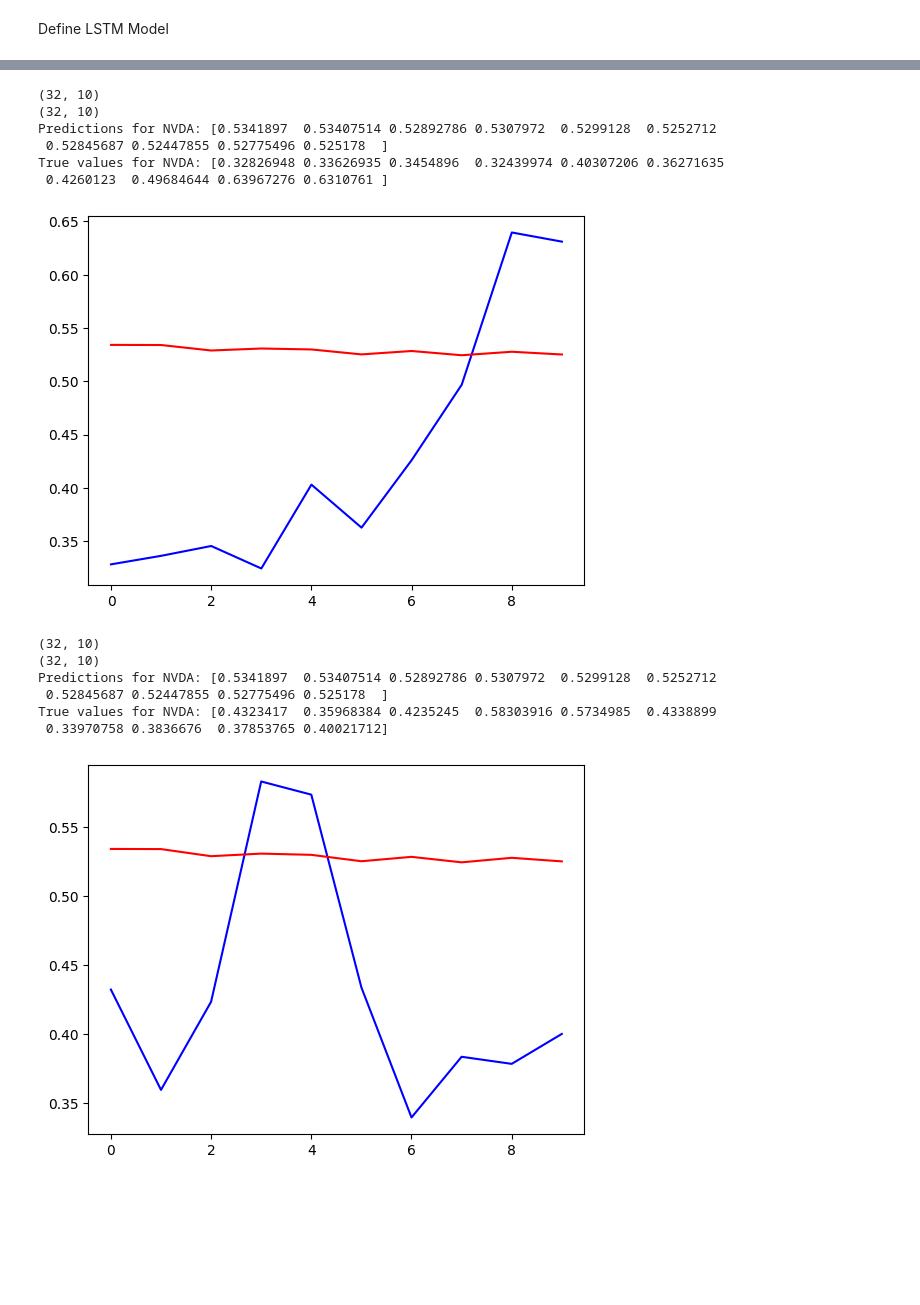
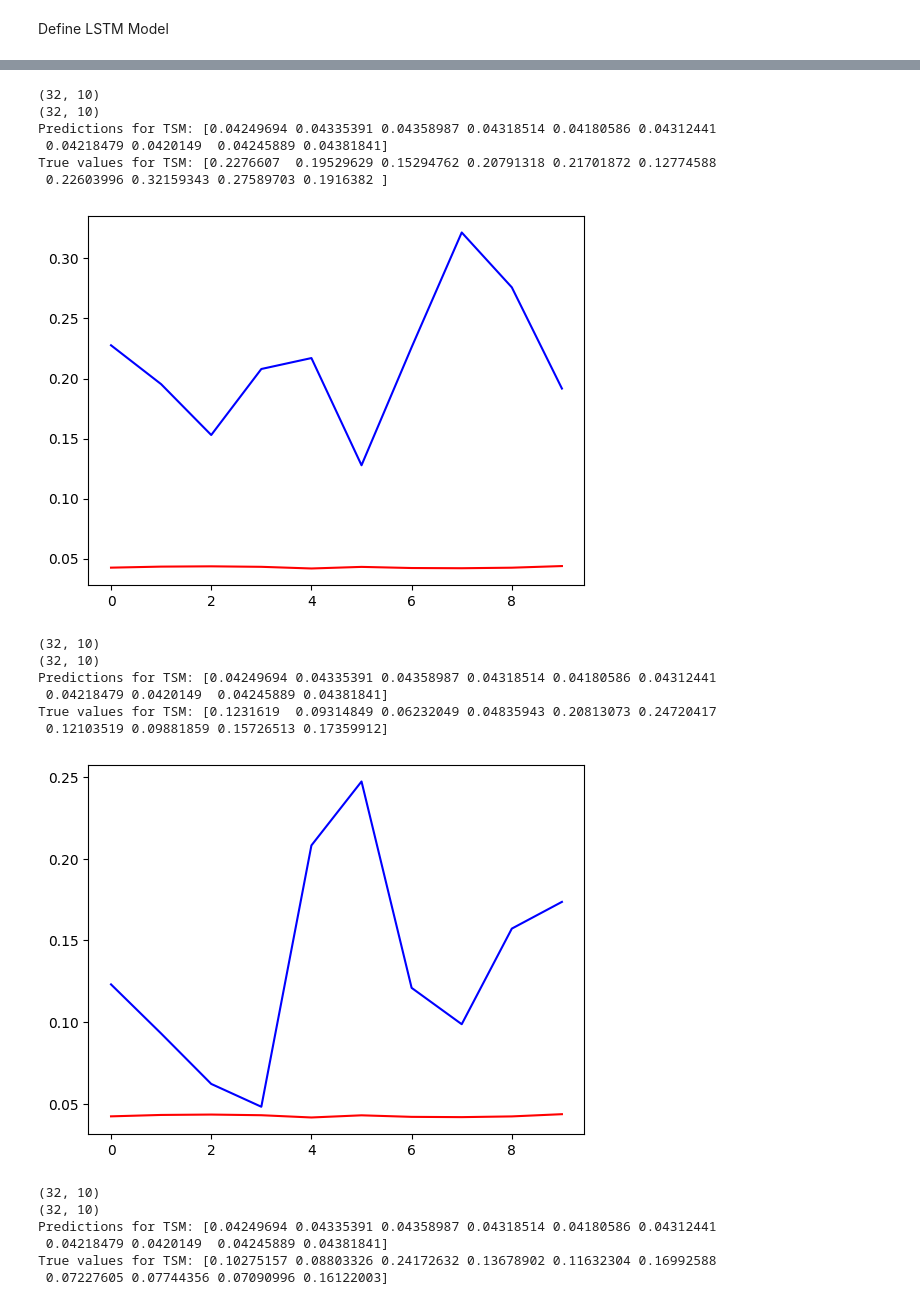
Before and after one commit to Retrospek/AlgorithmicTrading, a Jupyter notebook: backend/ArtificialIntelligence/eda.ipynb, the cells around one changed output, grey strips where cells are left out. Saved outputs shown, nothing was run; the diff lists cells and outputs as text; code cells hidden in the pictures; blank space fills up the shorter version.

Commit message:
iter 1 model (1)

```diff
--- a/backend/ArtificialIntelligence/eda.ipynb
+++ b/backend/ArtificialIntelligence/eda.ipynb
@@ -70,11 +72,16 @@ for stock in SEMICONDUCTORS:
     stock_data['Ticker'] = stock
     stock_data['RSI'] = calculate_rsi(stock_data['Close'], window=14)
     stock_data['RSI_Scaled'] = scaler.fit_transform(stock_data['RSI'].values.reshape(-1, 1))
+    stock_data['Close_Scaled'] = scaler.fit_transform(stock_data['Close'].values.reshape(-1, 1))
+    stock_data['High_Scaled'] = scaler.fit_transform(stock_data['High'].values.reshape(-1, 1))
+    stock_data['Low_Scaled'] = scaler.fit_transform(stock_data['Low'].values.reshape(-1, 1))
+    stock_data['Open_Scaled'] = scaler.fit_transform(stock_data['Open'].values.reshape(-1, 1))
+    stock_data['Volume_Scaled'] = scaler.fit_transform(stock_data['Volume'].values.reshape(-1, 1))
     stock_data.reset_index(inplace=True)
     #stock_data = stock_data[['Date', 'Close', 'High', 'Low', 'Open', 'Volume', 'Ticker', 'RSI', 'RSI_Scaled']]
     stock_data.columns = [col[0] for col in stock_data.columns]
 
-    semiConductor_data = pd.concat([stock_data, semiConductor_data], ignore_index=True)
+    semiConductor_data = pd.concat([semiConductor_data, stock_data], ignore_index=True)
 
     #print([val[0] for val in semiConductor_data.columns.tolist()])
     #print(f"Total Data Length: {len(semiConductor_data)}")
@@ -86,7 +93,7 @@ for stock in SEMICONDUCTORS + [NVDA]:
     print(f"{stock} rows: {len(semiConductor_data.loc[semiConductor_data['Ticker'] == stock])}")
 
 print(semiConductor_data.columns)
-semiConductor_data.drop(columns=['Date'], inplace=True)
+semiConductor_data.drop(columns=['Date', 'RSI', 'Close', 'High', 'Low', 'Open', 'Volume'], inplace=True)
 print(semiConductor_data.dtypes)
 semiConductor_data.head(5)
 # %% [output]
@@ -133,7 +139,7 @@ class lstmDataset(Dataset):
 
     def __getitem__(self, idx):
         x = self.data[idx : idx + self.input_window]
-        y = self.data[idx + self.input_window : idx + self.input_window + self.output_window, 6]  # Assuming column 7 is the target
+        y = self.data[idx + self.input_window : idx + self.input_window + self.output_window, 5]  # Assuming column 7 is the target
         return x, y
 # %%
 features = ["Close", "High", "Low", "Open", "Volume"]
@@ -216,9 +222,9 @@ class LSTMRegressionModel(nn.Module):
 
         return out
 # %%
-epochs = 6
-model = LSTMRegressionModel(input_size=7, output_size=10)
-optimizer = torch.optim.Adam(model.parameters(), lr=0.002)
+epochs = 20
+model = LSTMRegressionModel(input_size=6, output_size=10)
+optimizer = torch.optim.Adam(model.parameters(), lr=0.001)
 criterion = torch.nn.MSELoss() # This is fine for a regression problem from a 0 - 1 range
 
 for ticker, loader in company_loaders.items(): # Key Value type shit
@@ -282,7 +288,7 @@ print(f"Average Test Loss: {avg_test_loss}")
 coordinates = np.linspace(start=0, stop=9, num=10, dtype=int).tolist()
 print(coordinates)
 
-ticker = "NVDA"  # Example: test for NVIDIA
+ticker = "TSM"  # Example: test for NVIDIA
 j = 0
 for x_batch, y_batch in company_loaders[ticker]:
     j += 1
@@ -297,6 +303,6 @@ for x_batch, y_batch in company_loaders[ticker]:
     plt.plot(coordinates, y_batch[0], color="blue")
     plt.plot(coordinates, y_pred[0], color="red")
     plt.show()
-    if j == 3:
+    if j == 10:
         break
 # %% [output]
@@ -313,14 +319,20 @@ True values for NVDA: [0.5766716  0.7353365  0.7339897  0.87075716 0.89704496 0.
 (32, 10)
 (32, 10)
-Predictions for NVDA: [0.5341897  0.53407514 0.52892786 0.5307972  0.5299128  0.5252712
- 0.52845687 0.52447855 0.52775496 0.525178  ]
-True values for NVDA: [0.32826948 0.33626935 0.3454896  0.32439974 0.40307206 0.36271635
- 0.4260123  0.49684644 0.63967276 0.6310761 ]
+Predictions for TSM: [0.04249694 0.04335391 0.04358987 0.04318514 0.04180586 0.04312441
+ 0.04218479 0.0420149  0.04245889 0.04381841]
+True values for TSM: [0.2276607  0.19529629 0.15294762 0.20791318 0.21701872 0.12774588
+ 0.22603996 0.32159343 0.27589703 0.1916382 ]
-[figure, old version]
+[figure, new version]
 (32, 10)
 (32, 10)
-Predictions for NVDA: [0.5341897  0.53407514 0.52892786 0.5307972  0.5299128  0.5252712
- 0.52845687 0.52447855 0.52775496 0.525178  ]
-True values for NVDA: [0.4323417  0.35968384 0.4235245  0.58303916 0.5734985  0.4338899
- 0.33970758 0.3836676  0.37853765 0.40021712]
+Predictions for TSM: [0.04249694 0.04335391 0.04358987 0.04318514 0.04180586 0.04312441
+ 0.04218479 0.0420149  0.04245889 0.04381841]
+True values for TSM: [0.1231619  0.09314849 0.06232049 0.04835943 0.20813073 0.24720417
+ 0.12103519 0.09881859 0.15726513 0.17359912]
-[figure, old version]
+[figure, new version]
+(32, 10)
+(32, 10)
+Predictions for TSM: [0.04249694 0.04335391 0.04358987 0.04318514 0.04180586 0.04312441
+ 0.04218479 0.0420149  0.04245889 0.04381841]
+True values for TSM: [0.10275157 0.08803326 0.24172632 0.13678902 0.11632304 0.16992588
+ 0.07227605 0.07744356 0.07090996 0.16122003]
```
Also changed, not shown: parts of 4 cells of this notebook, 1 other file.
